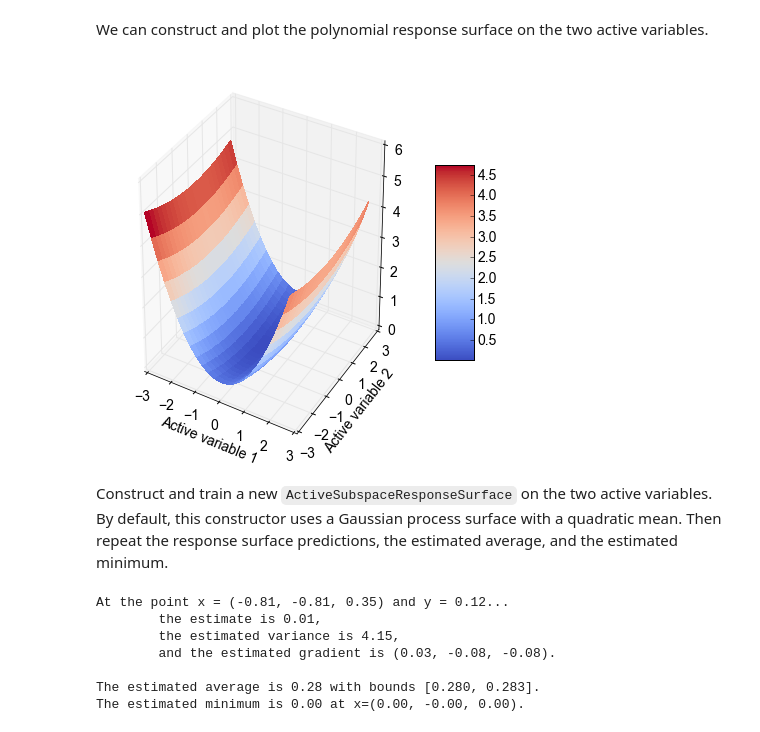
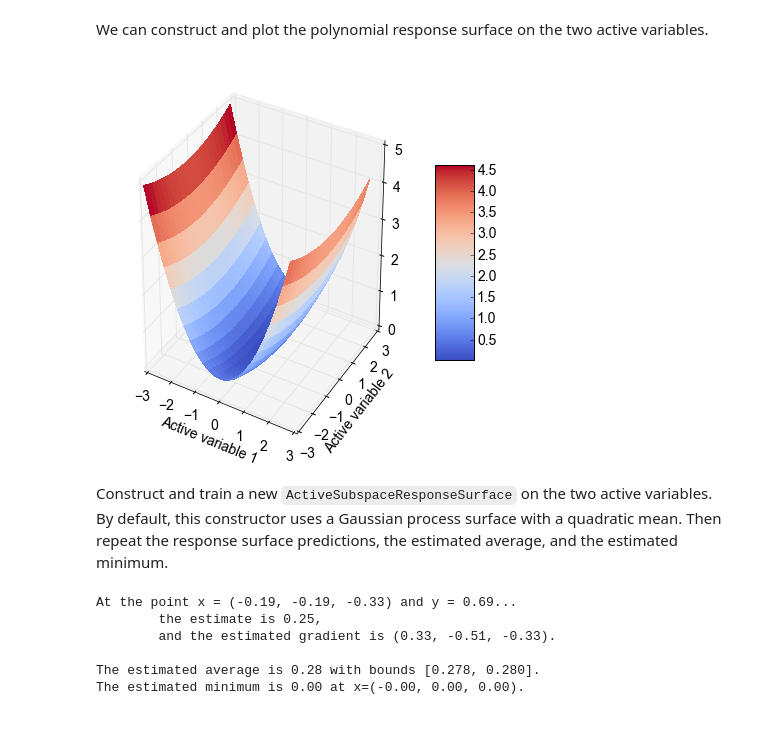
Before and after one commit to paulcon/active_subspaces, a Jupyter notebook: tutorials/interface_unbounded.ipynb, the cells around one changed output. Saved outputs shown, nothing was run; the diff lists cells and outputs as text; code cells hidden in the pictures.

```diff
--- a/tutorials/interface_unbounded.ipynb
+++ b/tutorials/interface_unbounded.ipynb
@@ -141,8 +138,8 @@ asub.utils.plotters.sufficient_summary(Y1, fX1)
 # %% [markdown]
 The library contains tools for building multivariate, least-squares-fit polynomial regression models. We can build a polynomial response surface on the active varibles and plot it next to the training data for comparison.
 # %%
-# Instantiate a PolynomialRegression object of degree 2.
-pr = asub.utils.response_surfaces.PolynomialRegression(N=2)
+# Instantiate a PolynomialApproximation object of degree 2.
+pr = asub.utils.response_surfaces.PolynomialApproximation(N=2)
 
 # Fit the response surface on the active variables.
 pr.train(Y1, fX1)
@@ -229,64 +224,62 @@ asub.utils.plotters.sufficient_summary(Y3, fX1)
 # %% [markdown]
 We can construct and plot the polynomial response surface on the two active variables.
 # %%
-# Instantiate a new PolynomialRegression object.
-pr2 = asub.utils.response_surfaces.PolynomialRegression(N=2)
+# Instantiate a new PolynomialApproximation object.
+pr2 = asub.utils.response_surfaces.PolynomialApproximation(N=2)
 
 # Fit the response surface with the same outputs and the 2d active variable samples.
 pr2.train(Y3, fX1)
 
 # Evaluate the response surface at all the points on a grid.
 yy1, yy2 = np.meshgrid(np.arange(-3.0, 3.0, 0.25), np.arange(-3.0, 3.0, 0.25))
 Y4 = np.hstack((yy1.reshape((yy1.size,1)), yy2.reshape((yy2.size,1))))
 fY4 = pr2.predict(Y4)[0].reshape(yy1.shape)
 
 # Surface plot of the response surface.
 fig = plt.figure(figsize=(7,7))
 ax = fig.gca(projection='3d')
 surf = ax.plot_surface(yy1, yy2, fY4, rstride=1, cstride=1, cmap=cm.coolwarm,
         linewidth=0, antialiased=False)
 plt.grid(True)
 plt.xlabel('Active variable 1')
 plt.ylabel('Active variable 2')
 fig.colorbar(surf, shrink=0.5, aspect=5)
 plt.show()
 # %% [output]
-[figure, old version]
+[figure, new version]
 # %% [markdown]
 Construct and train a new `ActiveSubspaceResponseSurface` on the two active variables. By default, this constructor uses a Gaussian process surface with a quadratic mean. Then repeat the response surface predictions, the estimated average, and the estimated minimum.
 # %%
 # Instantiate a new ActiveSubspaceResponseSurface with the 2d active variables.
-avrs2 = asub.as_response_surfaces.ActiveSubspaceResponseSurface(avmap)
+asrs2 = asub.response_surfaces.ActiveSubspaceResponseSurface(avmap)
 
 # Train the response surface on a tensor product grid of Gauss-Hermite points with no more
 # than 41 points.
-avrs2.train_with_interface(quad_fun, 41)
+asrs2.train_with_interface(quad_fun, 41)
 
 # Evaluate the response surface prediction.
 x = np.random.normal(size=(1,m))
 y = avmap.forward(x)[0][0,0]
-fx, dfx, vfx = avrs2.predict(x, compgrad=True, compvar=True)
+fx, dfx = asrs2.predict(x, compgrad=True)
 print 'At the point x = ({:4.2f}, {:4.2f}, {:4.2f}) and y = {:4.2f}...'.format(
     x[0,1], x[0,1], x[0,2], y)
 print '\tthe estimate is {:4.2f},'.format(fx[0,0])
-print '\tthe estimated variance is {:4.2f},'.format(vfx[0,0])
 print '\tand the estimated gradient is ({:4.2f}, {:4.2f}, {:4.2f}).\n'.format(
     dfx[0,0], dfx[0,1], dfx[0,2])
 
 # Estimate the function's average.
-avavg = asub.as_integrals.integrate(quad_fun, avmap, 50, NMC=10)
+avavg = asub.integrals.integrate(quad_fun, avmap, 50, NMC=10)
 print 'The estimated average is {:4.2f} with bounds [{:4.3f}, {:4.3f}].'.format(
     avavg[0], avavg[1], avavg[2])
 
 # Estimate the function's minimum.
-avmin = asub.as_optimizers.minimize(avrs2, X1, fX1)
+avmin = asub.optimizers.minimize(asrs2, X1, fX1)
 print 'The estimated minimum is {:4.2f} at x=({:4.2f}, {:4.2f}, {:4.2f}).'.format(
     avmin[1], avmin[0][0,0], avmin[0][0,1], avmin[0][0,2])
 # %% [output]
-At the point x = (-0.81, -0.81, 0.35) and y = 0.12...
-        the estimate is 0.01,
-        the estimated variance is 4.15,
-        and the estimated gradient is (0.03, -0.08, -0.08).
+At the point x = (-0.19, -0.19, -0.33) and y = 0.69...
+        the estimate is 0.25,
+        and the estimated gradient is (0.33, -0.51, -0.33).
 
-The estimated average is 0.28 with bounds [0.280, 0.283].
-The estimated minimum is 0.00 at x=(0.00, -0.00, 0.00).
+The estimated average is 0.28 with bounds [0.278, 0.280].
+The estimated minimum is 0.00 at x=(-0.00, 0.00, 0.00).
```
Also changed, not shown: parts of 8 cells of this notebook, 1 other file.
